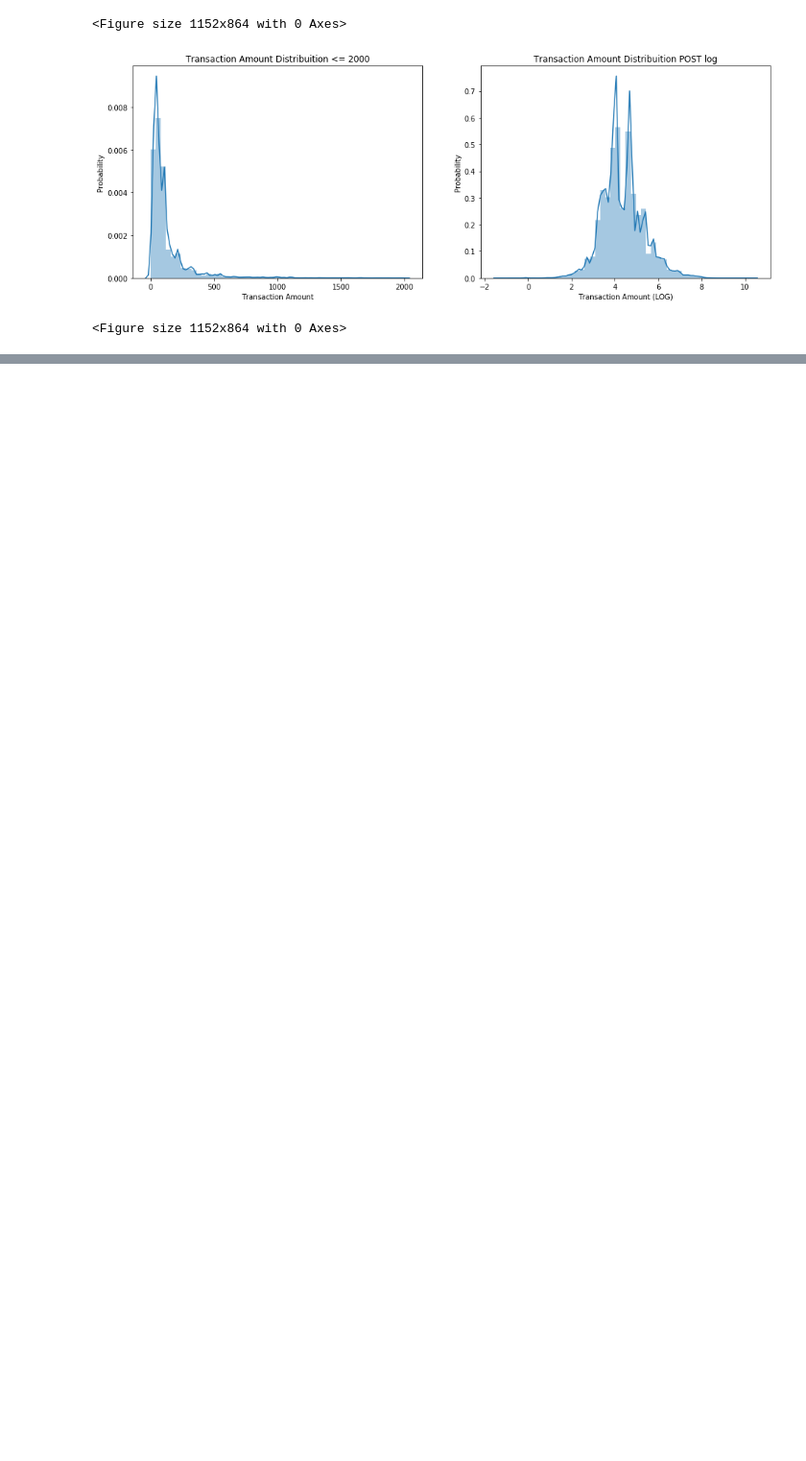
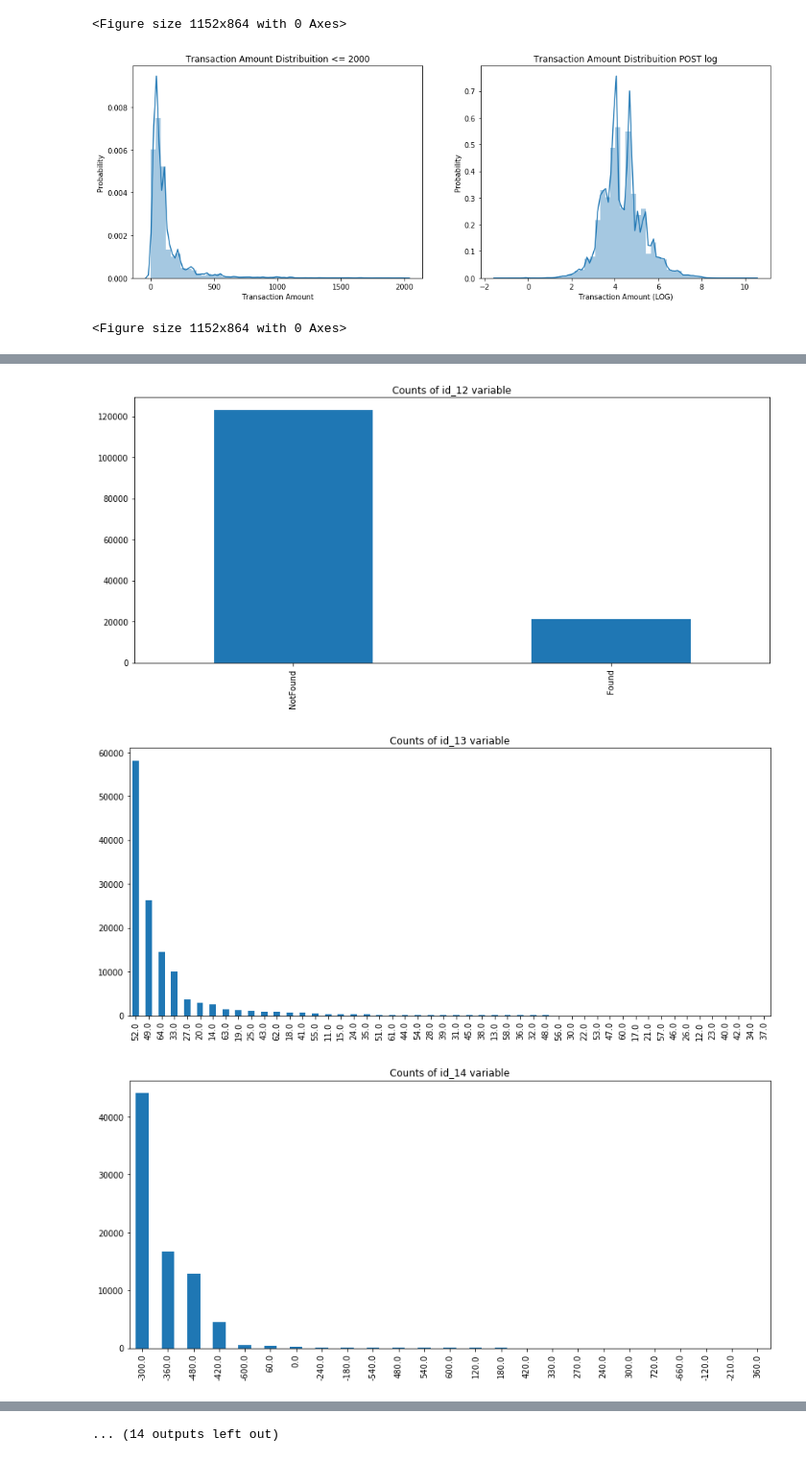
Before and after one commit to lasmith/ieee-fraud-detection, a Jupyter notebook: notebooks/EDA/Kaggle IEEE Fraud Detection - EDA .ipynb, the cells around one changed output, grey strips where cells are left out. Shown at 96% size. Saved outputs shown, nothing was run; the diff lists cells and outputs as text; code cells hidden in the pictures; blank space fills up the shorter version.

```diff
--- a/notebooks/EDA/Kaggle IEEE Fraud Detection - EDA .ipynb
+++ b/notebooks/EDA/Kaggle IEEE Fraud Detection - EDA .ipynb
@@ -96,0 +177,15 @@ plt.figure(figsize=(16,12))
+# %%
+# Simple func to display the value counts for a given series but limited to the top 50
+def plt_cat(series, name):
+    plt.figure(figsize=(14,6))
+    pd.value_counts(series).nlargest(50).plot.bar()
+    plt.title('Counts of %s variable'%name);
+    plt.show()
+# %%
+for x in range(12, 38):
+    name = 'id_'+str(x).zfill(2)
+    plt_cat(train_identity[name], name)
+# %% [output]
+[figure, added]
+[figure, added]
+[figure, added]
@@ -96,0 +201 @@ plt.figure(figsize=(16,12))
+... (14 outputs left out)
```
Also changed, not shown: parts of 21 cells of this notebook.
